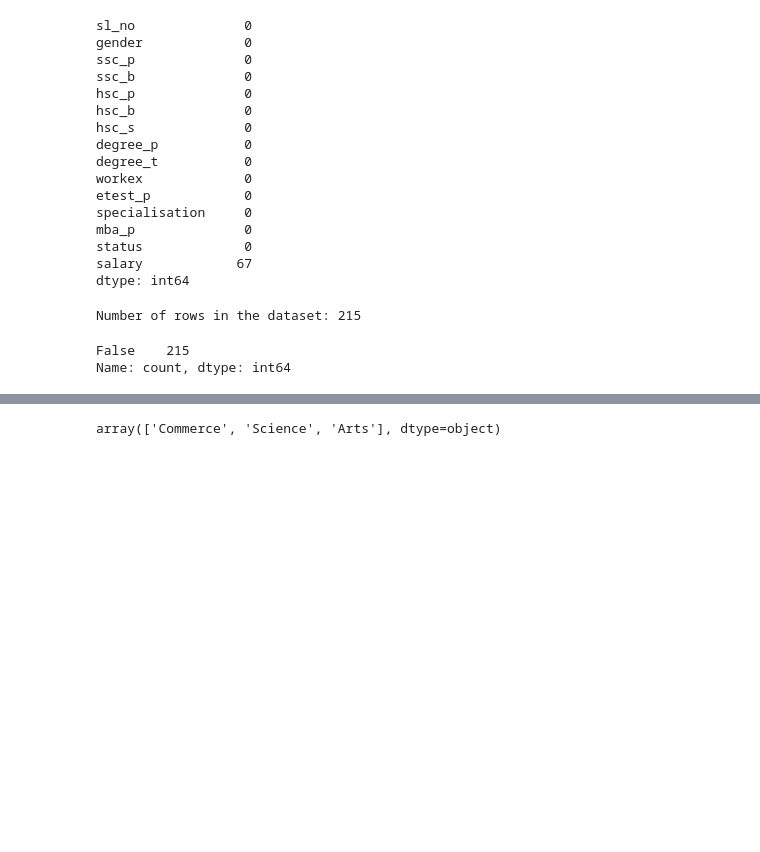
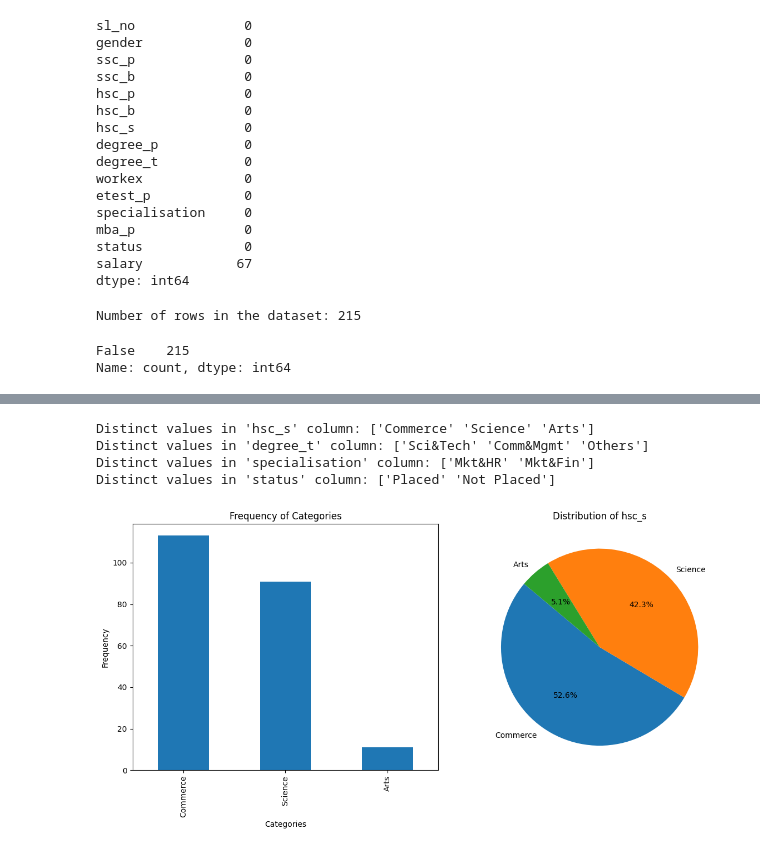
Before and after one commit to ShamindaKanchana/Placement-Insights-Unveiling-Trends-in-Student-Career-Trajectories, a Jupyter notebook: Notebook/unrevealing_trends.ipynb, the cells around one changed output, grey strips where cells are left out. Cells and saved outputs as stored; diff of their text form; code cells hidden in the pictures; blank space fills up the shorter version.

Commit message:
some visualizations have done

```diff
--- a/Notebook/unrevealing_trends.ipynb
+++ b/Notebook/unrevealing_trends.ipynb
@@ -91,11 +91,50 @@ df1.head()
 | 2 | 3 | M | 65.00 | Central | 68.00 | Central | Arts | 64.00 | Comm&Mgmt | No | 75.0 | ... |
 | 3 | 4 | M | 56.00 | Central | 52.00 | Central | Science | 52.00 | Sci&Tech | No | 66.0 | ... |
 | 4 | 5 | M | 85.80 | Central | 73.60 | Central | Commerce | 73.30 | Comm&Mgmt | No | 96.8 | ... |
-# %%
-
-# Get the distinct values in the specified column
-distinct_values = df1['hsc_s'].unique()
-
-distinct_values
-# %% [output]
-array(['Commerce', 'Science', 'Arts'], dtype=object)
+# %%
+
+# Assuming df1 is your DataFrame
+
+# Get the distinct values in the specified columns
+no_of_values_1 = df1['hsc_s'].unique()
+no_of_values_2 = df1['degree_t'].unique()
+no_of_values_3 = df1['specialisation'].unique()
+no_of_values_4 = df1['status'].unique()
+
+# Output the distinct values for each column
+print("Distinct values in 'hsc_s' column:", no_of_values_1)
+print("Distinct values in 'degree_t' column:", no_of_values_2)
+print("Distinct values in 'specialisation' column:", no_of_values_3)
+print("Distinct values in 'status' column:", no_of_values_4)
+# %% [output]
+Distinct values in 'hsc_s' column: ['Commerce' 'Science' 'Arts']
+Distinct values in 'degree_t' column: ['Sci&Tech' 'Comm&Mgmt' 'Others']
+Distinct values in 'specialisation' column: ['Mkt&HR' 'Mkt&Fin']
+Distinct values in 'status' column: ['Placed' 'Not Placed']
+# %%
+# Calculate the frequency of each value in the 'hsc_s' column
+category_counts = df1['hsc_s'].value_counts()
+
+# Create a figure with two subplots
+fig, axs = plt.subplots(1, 2, figsize=(12, 6))
+
+# Plotting the frequency bar chart
+category_counts.plot(kind='bar', ax=axs[0])
+axs[0].set_xlabel('Categories')
+axs[0].set_ylabel('Frequency')
+axs[0].set_title('Frequency of Categories')
+
+# Calculate the frequency of each value in the 'hsc_s' column for the pie chart
+hsc_s_counts = df1['hsc_s'].value_counts()
+
+# Plotting the pie chart for 'hsc_s' column
+axs[1].pie(hsc_s_counts, labels=hsc_s_counts.index, autopct='%1.1f%%', startangle=140)
+axs[1].set_title('Distribution of hsc_s')
+
+# Adjust layout
+plt.tight_layout()
+
+# Display the plot
+plt.show()
+# %% [output]
+[figure, added]
```
Also changed, not shown: parts of 6 cells of this notebook.
